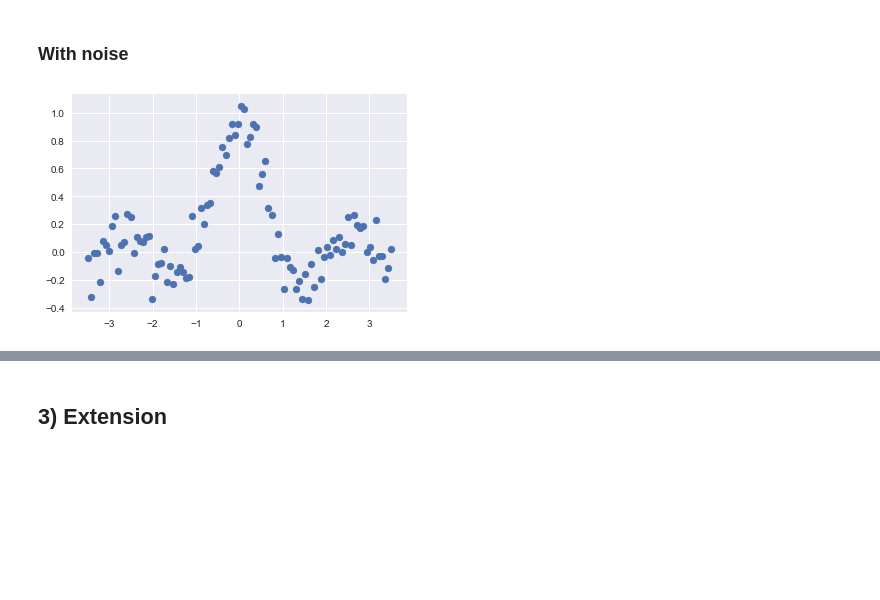
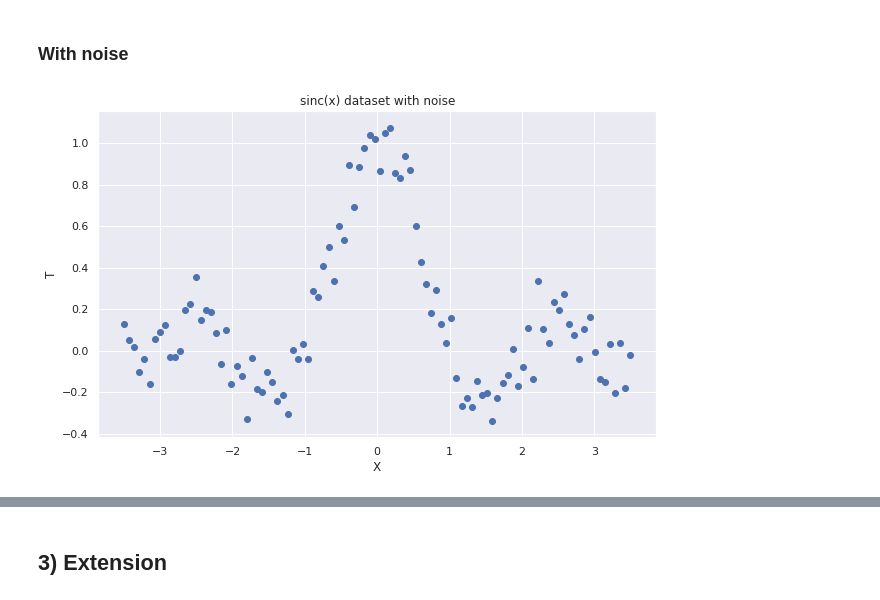
Before and after one commit to PPSantos/DD2434_proj, a Jupyter notebook: src/regression.ipynb, the cells around one changed output, grey strips where cells are left out. Cells and saved outputs as stored; diff of their text form; code cells hidden in the pictures; blank space fills up the shorter version.

```diff
--- a/src/regression.ipynb
+++ b/src/regression.ipynb
@@ -110,20 +123,21 @@ RMSE :  0.0037817650947691963
 # %%
 N = 100
 
 X = np.linspace(-3.5,3.5,N)
 Y = np.sinc(X)
 T = Y + np.random.randn(N) * 0.1
 
 X = X.reshape(N,1)
 
-# Safe.
-#Y = None
-
+fig = plt.figure(figsize=(10, 6))
 sns.set(style="darkgrid")
 plt.scatter(X, T)
+plt.xlabel('X')
+plt.ylabel('T')
+plt.title('sinc(x) dataset with noise')
 plt.show()
 # %% [output]
-[figure, old version]
+[figure, new version]
 # %%
 rvm = RVM(kernel='linear_spline', threshold_alpha=1e9, alpha=1e-5, sigma=0.1)
 
```
Also changed, not shown: parts of 7 cells of this notebook.
